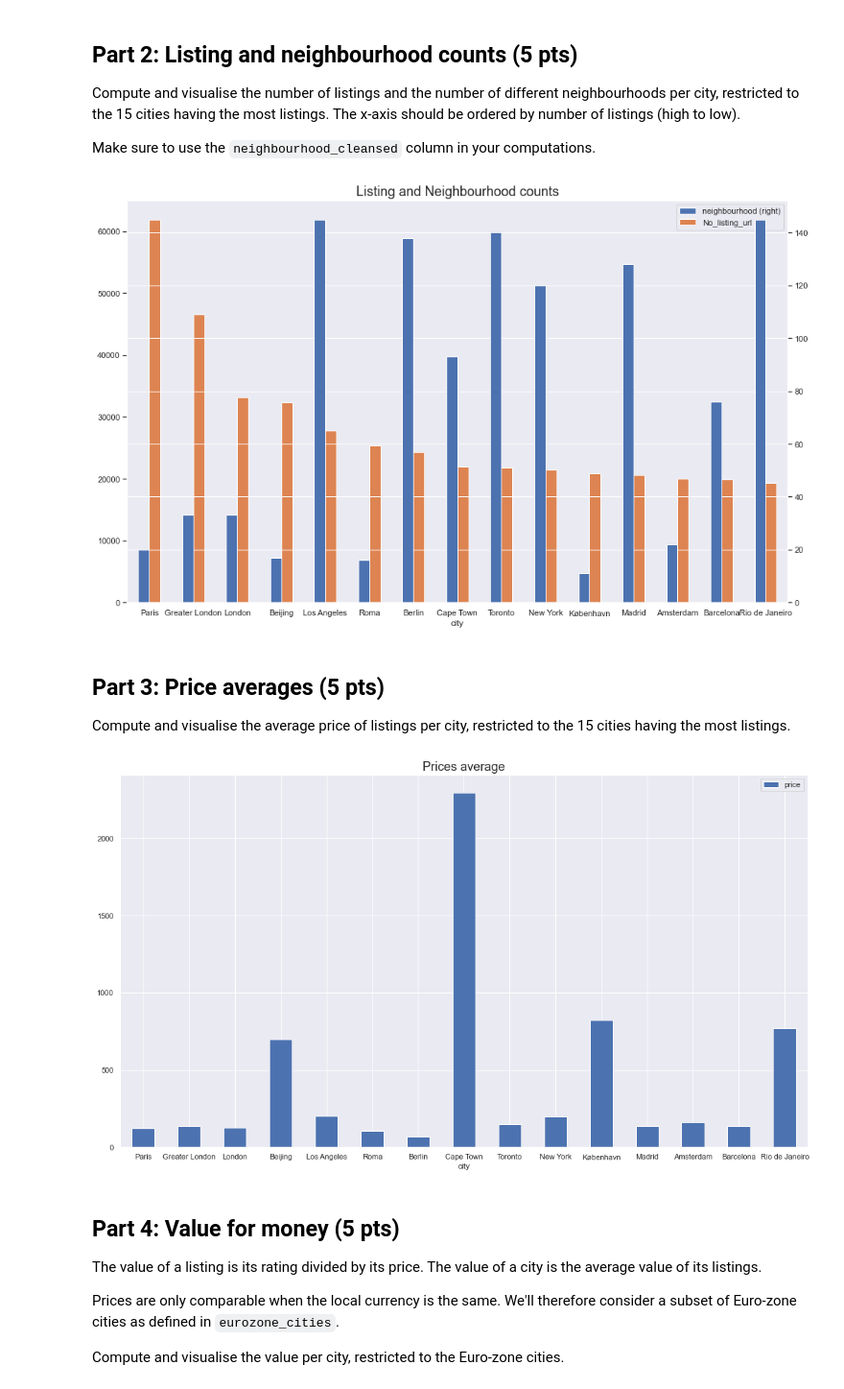
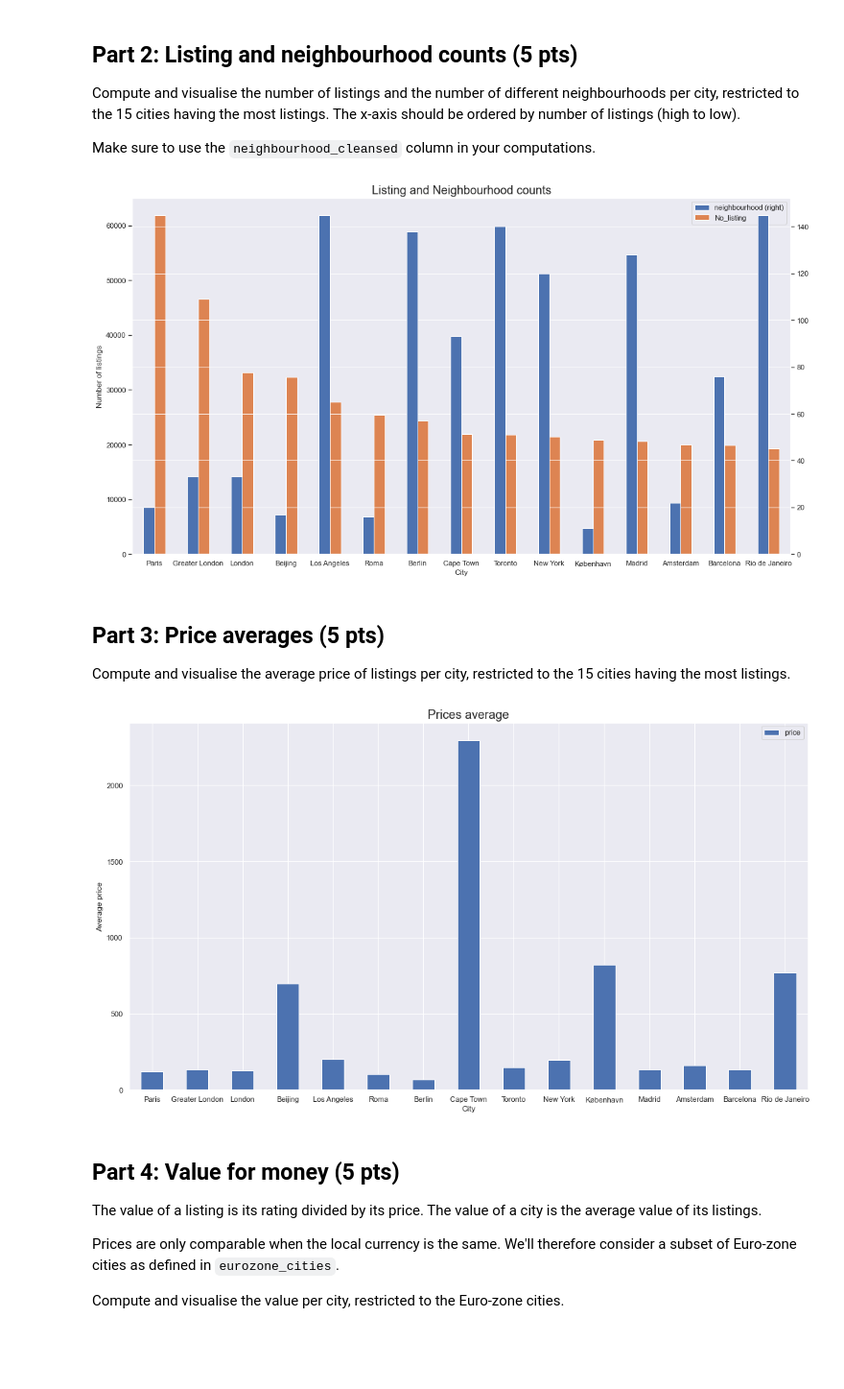
Before and after one commit to georgezefko/02807_Computational_tools_for_DS, a Jupyter notebook: 02807_Project_2.ipynb, the cells around one changed output. Shown at 96% size. Saved outputs shown, nothing was run; the diff lists cells and outputs as text; code cells hidden in the pictures; blank space fills up the shorter version.

```diff
--- a/02807_Project_2.ipynb
+++ b/02807_Project_2.ipynb
@@ -266,17 +263,22 @@ Make sure to use the `neighbourhood_cleansed` column in your computations.
 # %%
 # your code goes here
 listings = df_listings_analysis.groupBy('city') \
-                               .agg(F.countDistinct('neighbourhood_cleansed').alias('neighbourhood'),F.count('listing_url').alias('No_listing_url')) \
-                               .sort(F.desc(F.count('listing_url'))) \
+                               .agg(F.countDistinct('neighbourhood_cleansed').alias('neighbourhood'),F.count('id').alias('No_listing')) \
+                               .sort(F.desc(F.count('id'))) \
                                .limit(15).toPandas() \
                                .set_index('city')
 
 #plot the counts
-_ = listings.plot( kind= 'bar' , secondary_y= 'neighbourhood' , rot= 0 ,figsize=(16,10))
+#matplotlib.use('Qt5Agg')
+
+_ = listings.plot( kind= 'bar' , secondary_y= 'neighbourhood' , rot= 0 ,figsize=(18,10))
+_.set_xlabel("City")
+_.set_ylabel("Number of listings")
+plt.xticks(rotation=25)
 plt.title('Listing and Neighbourhood counts',fontsize=18)
 plt.show()
 # %% [output]
-[figure, old version]
+[figure, new version]
 # %% [markdown]
 ## Part 3: Price averages (5 pts)
 
@@ -285,15 +287,19 @@ Compute and visualise the average price of listings per city, restricted to the
 # your code goes here
 avg_listings = df_listings_analysis.groupBy('city') \
                                .agg(F.avg('price').alias('price')) \
-                               .sort(F.desc(F.count('listing_url'))) \
+                               .sort(F.desc(F.count('id'))) \
                                .limit(15).toPandas()
 
-#i havent sorted the values because he says that should be ordered by the number of listings
-_ = avg_listings.set_index('city').plot( kind= 'bar'  , rot= 0 ,figsize=(18,10)) #sort_values(by='avg(price)',ascending=False)
+
+
+
+_ = avg_listings.set_index('city').plot( kind= 'bar'  , rot= 0 ,figsize=(18,10))
+_.set_xlabel("City")
+_.set_ylabel("Average price")
 plt.title('Prices average',fontsize=18)
 plt.show()
 # %% [output]
-[figure, old version]
+[figure, new version]
 # %% [markdown]
 ## Part 4: Value for money (5 pts)
 
```
Also changed, not shown: parts of 55 cells of this notebook.
